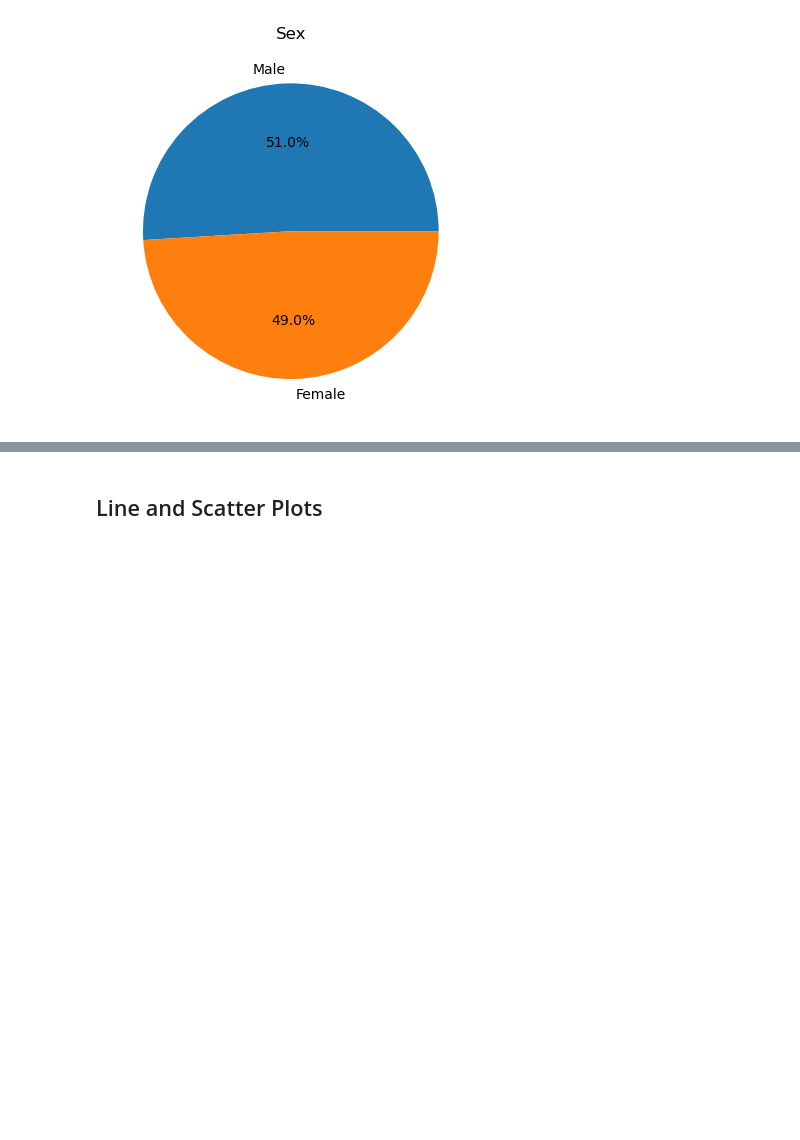
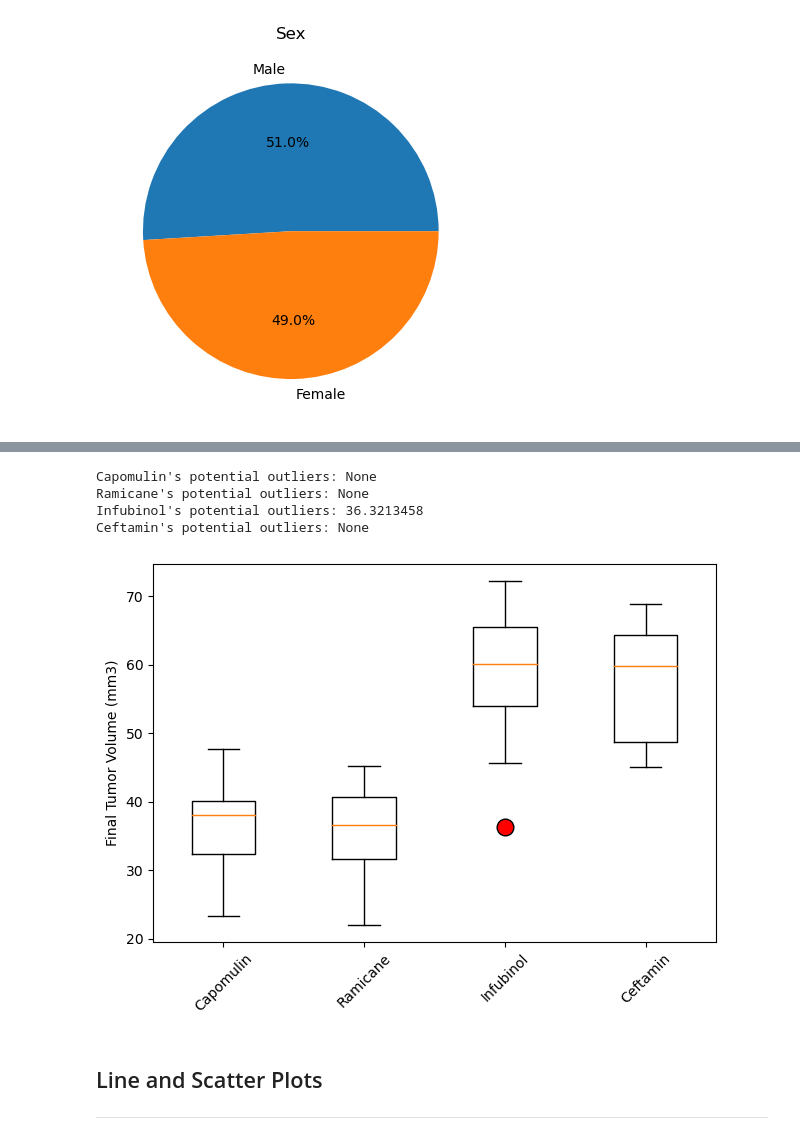
Before and after one commit to paololabuguen/pyplot-challenge, a Jupyter notebook: Pymaceuticals/pymaceuticals_notebook.ipynb, the cells around one changed output, grey strips where cells are left out. Drawn from its saved outputs; the diff is of its cells as text; code cells hidden in the pictures; blank space fills up the shorter version.

```diff
--- a/Pymaceuticals/pymaceuticals_notebook.ipynb
+++ b/Pymaceuticals/pymaceuticals_notebook.ipynb
@@ -231,6 +241,8 @@ plt.show()
 # Capomulin, Ramicane, Infubinol, and Ceftamin
 
 # Start by getting the last (greatest) timepoint for each mouse
-
+final_tumor_df = mouse_df_clean.groupby("Mouse ID")["Timepoint"].max().to_frame().reset_index()
 
 # Merge this group df with the original DataFrame to get the tumor volume at the last timepoint
+final_tumor_df = pd.merge(final_tumor_df, mouse_df_clean)
+final_tumor_df
@@ -256,2 +263,75 @@ plt.show()
+# %%
+# Put treatments into a list for for loop (and later for plot labels)
+
+# drug_list = mouse_df_clean["Drug Regimen"].unique()  # Test if code works for all of the drugs
+
+drug_list = ['Capomulin', 'Ramicane', 'Infubinol', 'Ceftamin']
+
+# Create empty list to fill with tumor vol data (for plotting)
+tumor_vol = []
+
+# Define a dictionary to store the variables
+drug_dict = {}
+
+# Calculate the IQR and quantitatively determine if there are any potential outliers.
+for drug in drug_list:
+
+    # Locate the rows which contain mice on each drug and get the tumor volumes
+    tumor_loop = final_tumor_df.loc[final_tumor_df["Drug Regimen"] == drug , :]
+
+    # add subset
+    drug_dict[drug] = tumor_loop["Tumor Volume (mm3)"].values
+
+    # Determine outliers using upper and lower bounds
+
+    # Define the quartiles, IQR, upper bound and lower bound for the current drug
+    quartiles = tumor_loop["Tumor Volume (mm3)"].quantile([.25,.5,.75])
+    lowerq = quartiles[0.25]
+    upperq = quartiles[0.75]
+    iqr = upperq-lowerq
+
+    lower_bound = lowerq - (1.5*iqr)
+    upper_bound = upperq + (1.5*iqr)
+
+    # Identify the outliers in the current drug's tumor values
+    outliers = tumor_loop.loc[(tumor_loop["Tumor Volume (mm3)"] > upper_bound) | (tumor_loop["Tumor Volume (mm3)"] < lower_bound), :]["Tumor Volume (mm3)"].values
+
+    # Print appropriate results for the outliers
+
+    # No outliers
+    if len(outliers) == 0:
+        print(f"{drug}'s potential outliers: None")
+
+    # List out all the outliers if they exist
+    else:
+        for i in outliers:
+            outlier_str = str(i) + ", "
+        print(f"{drug}'s potential outliers: " + outlier_str[0: len(outlier_str) - 2] )
+# %% [output]
+Capomulin's potential outliers: None
+Ramicane's potential outliers: None
+Infubinol's potential outliers: 36.3213458
+Ceftamin's potential outliers: None
+# %%
+# Generate a box plot that shows the distrubution of the tumor volume for each treatment group.
+
+# Empty dictionary to store final tumor values for each drug. Drug Regimen as keys and final tumor as values
+drug_dict = {}
+for drug in drug_list:
+    drug_dict[drug] = final_tumor_df.loc[final_tumor_df["Drug Regimen"] == drug, :]["Tumor Volume (mm3)"].values
+
+# Create a boxplot for each of the drug and their values
+fig1, ax1 = plt.subplots()
+
+# flierprops to highlight the outier
+ax1.boxplot(drug_dict.values(), flierprops = dict(marker = "o", markerfacecolor = "red", markersize=12))
+ax1.set_xticklabels(drug_dict.keys())
+ax1.set_ylabel("Final Tumor Volume (mm3)")
+plt.xticks(rotation=45)
+plt.tight_layout()
+plt.show()
+# %% [output]
+[figure, added]
 # %% [markdown]
 ## Line and Scatter Plots
+---
```
Also changed, not shown: parts of 21 cells of this notebook.
